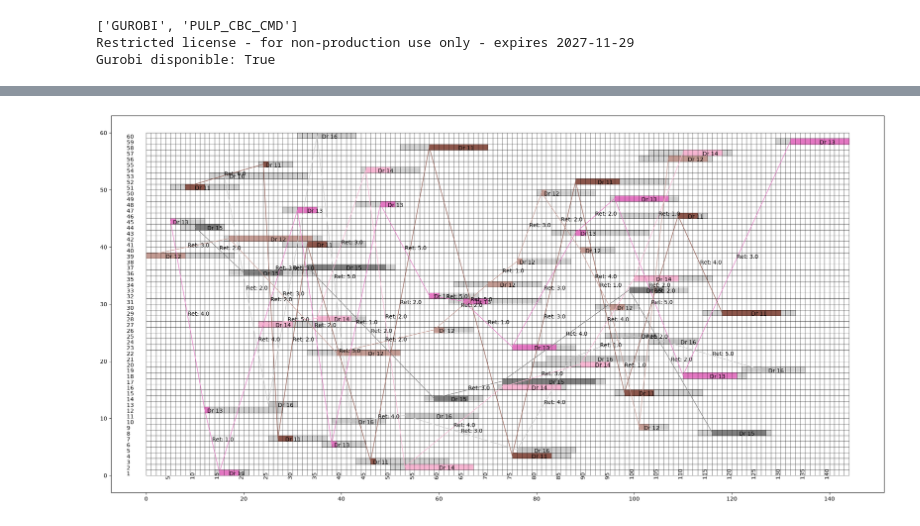
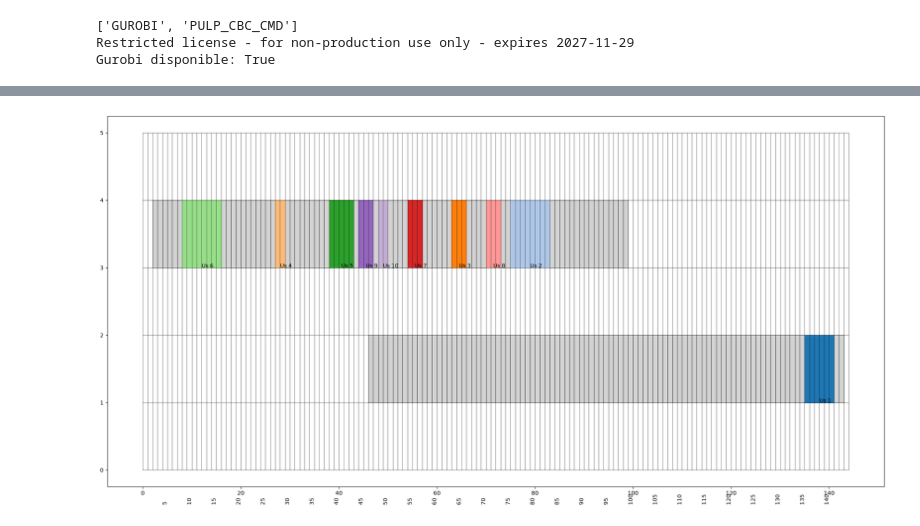
Before and after one commit to robertohincapie/Curso_TAIA, a Jupyter notebook: problema2.ipynb, the cells around one changed output, grey strips where cells are left out. Drawn from its saved outputs; the diff is of its cells as text; code cells hidden in the pictures.

```diff
--- a/problema2.ipynb
+++ b/problema2.ipynb
@@ -14,13 +14,13 @@ Restricted license - for non-production use only - expires 2027-11-29
 Gurobi disponible: True
 # %%
 #Parámetros del problema
-m=20 #Número de usuarios
-n=20 #Número máximo de médicos
+m=10 #Número de usuarios
+n=5 #Número máximo de médicos
 dt=10 #Tiempo en minutos
 K=144 #Número de intervalos de Tiempo
 velocidad=30 #En unidades de km/hora
 r=np.random.uniform(low=0, high=30, size=(m,2)) #Posiciones de los usuarios
-beta=int(8*60/dt) #Numero máximo de turnos seguidos por un médico,
+beta=int(16*60/dt) #Numero máximo de turnos seguidos por un médico,
 distancias = cdist(r, r)
 delta=distancias/velocidad*60 #Matriz de distancias en minutos
 delta=np.ceil(delta/dt) #Matriz de distancias en intervalos de tiempo
@@ -139,5 +153,16 @@ solver = GUROBI(
     timeLimit=400,
     gapRel=0.001
 )
-prob.solve(solver)
+print(prob.solve())
+for k,v in z.items():
+    if(v.varValue>0):
+        print(f'Var: {z[k]}, z[{k}]')
+for k,v in y.items():
+    if(v.varValue>0):
+        print(f'Var: {y[k]}, y[{k}]')
+for k,v in x.items():
+    if(v.varValue>0):
+            print(f'x[{k}]')
+
+print('Función objetivo: ',prob.objective.value())
 # %% [output]
@@ -156,62 +186,55 @@ GurobiError: Model too large for size-limited license; visit https://gurobi.com/
 # %%
 #Visualización del resultado
 cmap = plt.get_cmap('tab20')
-colors = [cmap(i % cmap.N) for i in range(n+1)] #Para cada médico
+colors = [cmap(i % cmap.N) for i in range(m+1)] #Para cada paciente o usuario
 
 plt.figure(figsize=(20,10))
 ax=plt.gca()
 lw=0.4
-for i in range(0, m+1):
-    plt.plot([0,K],[i,i], '-k', linewidth=lw)
-    if(i<=m-1):
-        plt.text(-4,i,str(i+1))
+for j in range(0, n+1):
+    plt.plot([0,K],[j,j], '-k', linewidth=lw)
+    if(i<=n-1):
+        plt.text(-4,i,str(j+1))
 for k in range(0, K+1):
-    plt.plot([k,k],[0,m], '-k', linewidth=lw)
+    plt.plot([k,k],[0,n], '-k', linewidth=lw)
     if(k<=K-1 and (k+1)%5==0):
         plt.text(k,-0.5,str(k+1), fontsize=10, rotation=90)
 
-for i in range(1,m+1):
-    for k in range(a[i], b[i]+1):
-        rect = Rectangle(
-            (k-1,i-1),          # esquina inferior izquierda (x,y)
-            1,               # ancho
-            1,             # alto
-            facecolor='lightgray', # color de relleno
-            edgecolor='black', # borde
-            linewidth=lw
-        )
-
-        ax.add_patch(rect)
-atenciones={}
+for j in range(1,n+1):
+    inicio=-1
+    for k in range(1,K+1):
+        if((j,k) in y.keys()):
+            if(y[j,k].varValue>0): #Tiempo de arranque del médico en su turno
+                inicio=k
+    if(inicio>=0):
+        #print(j, list(range(inicio, min(inicio+beta+1, K))))
+        for k in range(inicio, min(inicio+beta+1, K)):
+            rect = Rectangle(
+                (k-1,j-1),          # esquina inferior izquierda (x,y)
+                1,               # ancho
+                1,             # alto
+                facecolor='lightgray', # color de relleno
+                edgecolor='black', # borde
+                linewidth=lw
+            )
+            ax.add_patch(rect)
 for key,v in x.items():
     if(v.varValue>0):
         i,j,k=key
-        if(j not in atenciones.keys()):
-            atenciones[j]=[]
-        atenciones[j].append((i,k))
         for ni in range(0,c[i]):
             rect = Rectangle(
-                (k-1+ni, i-1),          # esquina inferior izquierda (x,y)
+                (k-1+ni, j-1),          # esquina inferior izquierda (x,y)
                 1,               # ancho
                 1,             # alto
-                facecolor=colors[j-1], # color de relleno
-                edgecolor=colors[j-1], # borde
+                facecolor=colors[i-1], # color de relleno
+                edgecolor=colors[i-1], # borde
                 linewidth=1
             )
 
             ax.add_patch(rect)
         centro=k-1+c[i]/2
-        plt.text(centro, i-1, f'Dr {j}')
+        plt.text(centro, j-1, f'Us {i}')
 
-for k,v in atenciones.items():
-    v=sorted(v, key=lambda t: t[1], reverse=False)
-    xi=[vi[1]-1 for vi in v]
-    yi=[vi[0]-0.5 for vi in v]
-    plt.plot(xi,yi,'-', linewidth=1, color=colors[k-1])
-    for i in range(len(xi)-1):
-        u1,u2=yi[i],yi[i+1]
-        ret=delta[int(u1+0.5),int(u2+0.5)]
-        plt.text((xi[i]+xi[i+1])/2,(yi[i]+yi[i+1])/2, f'Ret: {ret}')
 plt.tight_layout()
 # %% [output]
-[figure, old version]
+[figure, new version]
```
Also changed, not shown: parts of 8 cells of this notebook.
